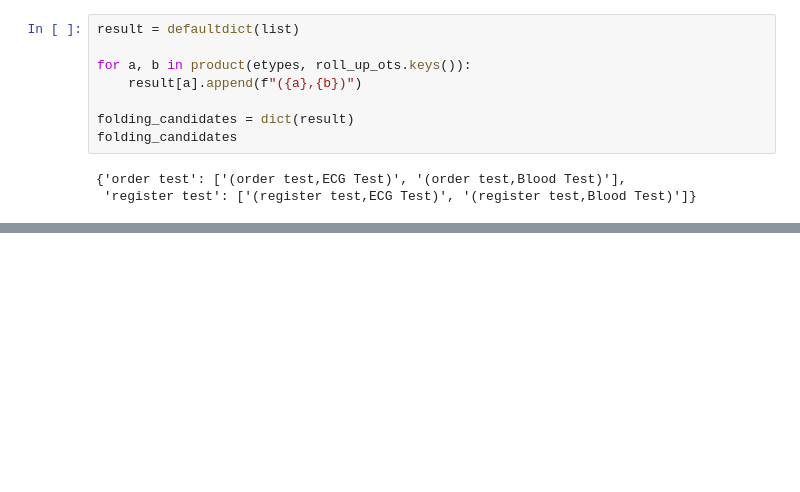
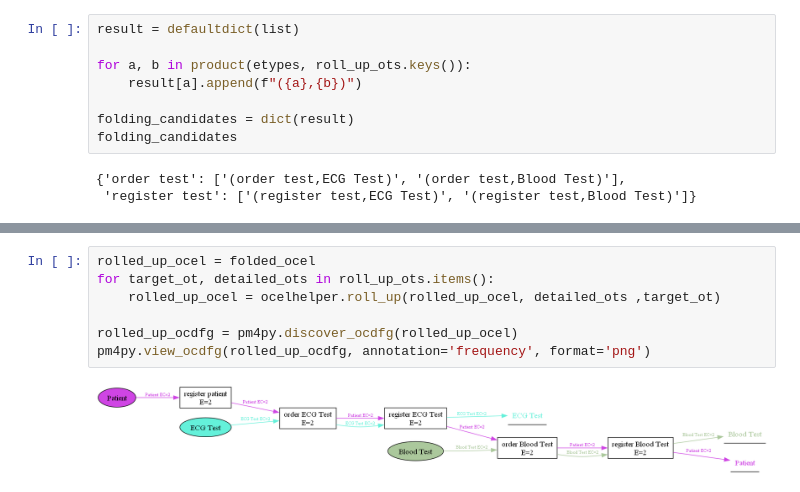
Before and after one commit to shahrzadkhayatbashi/olap-operations4ocel, a Jupyter notebook: running-example/notebooks/demo.ipynb, the cells around one changed output, grey strips where cells are left out. Drawn from its saved outputs; the diff is of its cells as text; blank space fills up the shorter version.

```diff
--- a/running-example/notebooks/demo.ipynb
+++ b/running-example/notebooks/demo.ipynb
@@ -98,0 +145,9 @@ pm4py.view_ocdfg(rolled_up_ocdfg, annotation='frequency', format='png')
+# %%
+rolled_up_ocel = folded_ocel
+for target_ot, detailed_ots in roll_up_ots.items():
+    rolled_up_ocel = ocelhelper.roll_up(rolled_up_ocel, detailed_ots ,target_ot)
+
+rolled_up_ocdfg = pm4py.discover_ocdfg(rolled_up_ocel)
+pm4py.view_ocdfg(rolled_up_ocdfg, annotation='frequency', format='png')
+# %% [output]
+[figure, added]
```
Also changed, not shown: parts of 19 cells of this notebook.
